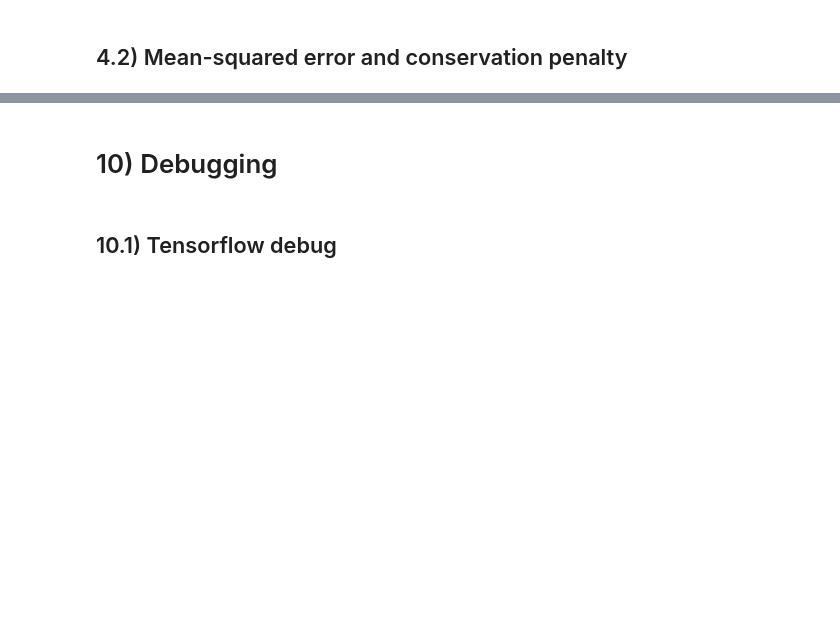
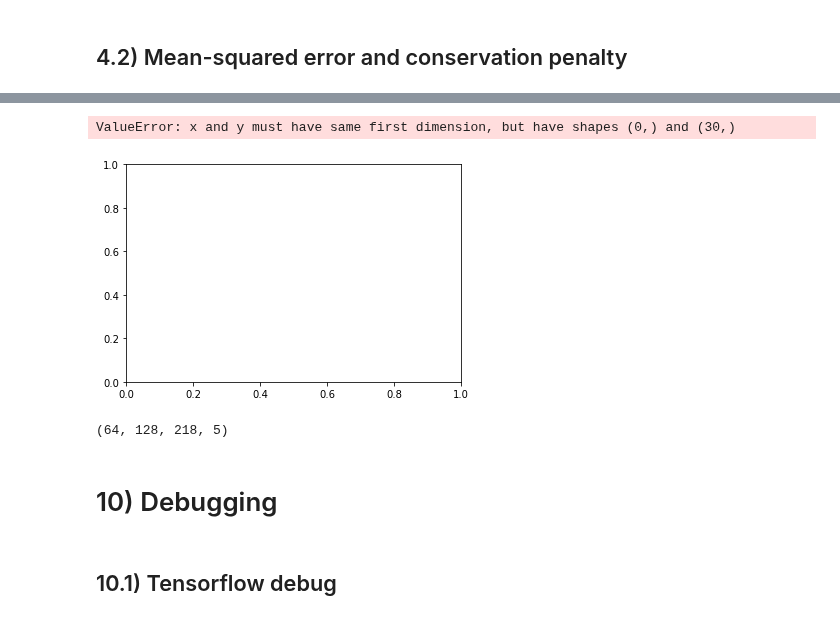
Before and after one commit to wallingTACC/CBRAIN-CAM, a Jupyter notebook: notebooks/tbeucler_devlog/035_RH_layers.ipynb, the cells around one changed output, grey strips where cells are left out. Cells and saved outputs as stored; diff of their text form; code cells hidden in the pictures; blank space fills up the shorter version.

```diff
--- a/notebooks/tbeucler_devlog/035_RH_layers.ipynb
+++ b/notebooks/tbeucler_devlog/035_RH_layers.ipynb
@@ -659,7 +663,7 @@ inpQ = RH2QV(inp_subQ=train_genQ.input_transform.sub,
              inp_divQ=train_genQ.input_transform.div,
              inp_subRH=train_gen.input_transform.sub,
              inp_divRH=train_gen.input_transform.div,
-             hyam=hyam, hybm=hybm)([inp])
+             hyam=hyam, hybm=hybm)(inp)
 densout = Dense(512, activation='linear')(inpQ)
 densout = LeakyReLU(alpha=0.3)(densout)
 for i in range (4):
@@ -796,3 +964,15 @@ tgb - 1/6/2020 - Use eager execution on the test data
+# %%
+for i,NNs in enumerate(NNarray):
+    plt.plot(np.mean(SE[NNs]['valid'][90:120,:],axis=1),coor.lev,label=NNname[i])
+plt.gca().invert_yaxis()
+plt.legend()
+# %% [output]
+ValueError: x and y must have same first dimension, but have shapes (0,) and (30,)
+[figure, added]
+# %%
+diagno[NNs]['valid'].shape
+# %% [output]
+(64, 128, 218, 5)
 # %% [markdown]
 # 10) Debugging
 # %% [markdown]
```
Also changed, not shown: parts of 73 cells of this notebook.
